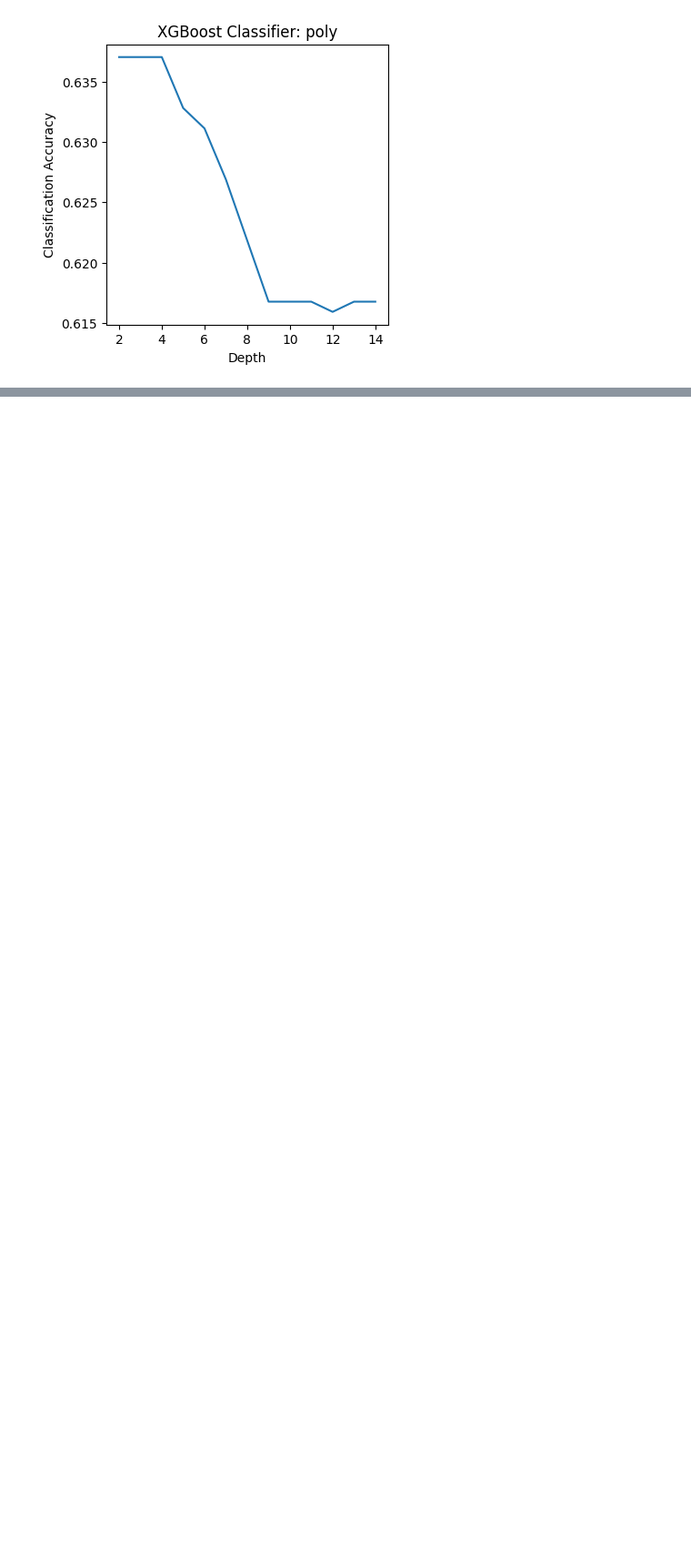
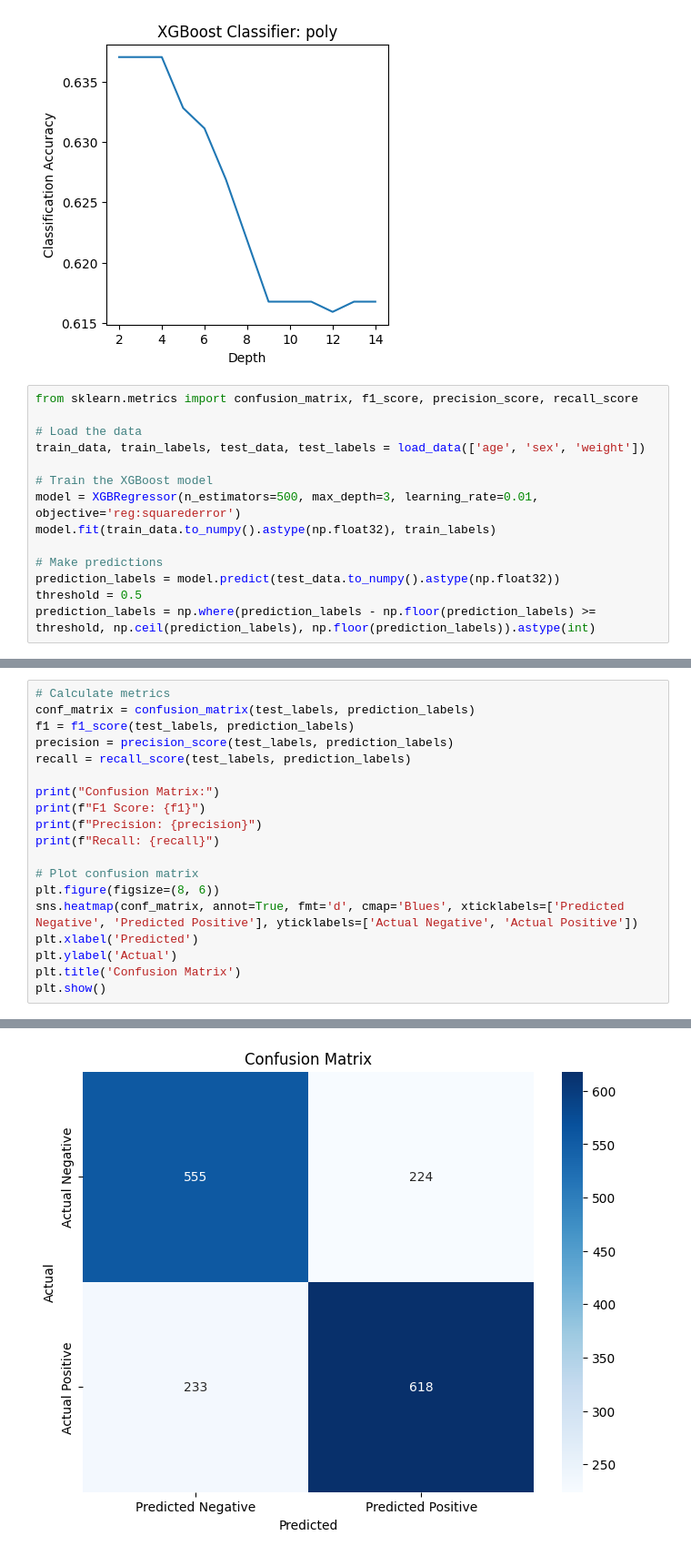
Before and after one commit to r-butl/Heart-Abnormality-Classification, a Jupyter notebook: patient_attributes_abnormal_classifier_exploration.ipynb, the cells around one changed output, grey strips where cells are left out. Shown at 91% size. Saved outputs shown, nothing was run; the diff lists cells and outputs as text; blank space fills up the shorter version.

```diff
--- a/patient_attributes_abnormal_classifier_exploration.ipynb
+++ b/patient_attributes_abnormal_classifier_exploration.ipynb
@@ -237,3 +264,17 @@ xg_boost(train_data, train_labels, test_data, test_labels, 'poly')
 [figure]
 [figure]
 [figure]
+# %%
+from sklearn.metrics import confusion_matrix, f1_score, precision_score, recall_score
+
+# Load the data
+train_data, train_labels, test_data, test_labels = load_data(['age', 'sex', 'weight'])
+
+# Train the XGBoost model
+model = XGBRegressor(n_estimators=500, max_depth=3, learning_rate=0.01, objective='reg:squarederror')
+model.fit(train_data.to_numpy().astype(np.float32), train_labels)
+
+# Make predictions
+prediction_labels = model.predict(test_data.to_numpy().astype(np.float32))
+threshold = 0.5
+prediction_labels = np.where(prediction_labels - np.floor(prediction_labels) >= threshold, np.ceil(prediction_labels), np.floor(prediction_labels)).astype(int)
@@ -239,0 +288,20 @@ xg_boost(train_data, train_labels, test_data, test_labels, 'poly')
+# %%
+# Calculate metrics
+conf_matrix = confusion_matrix(test_labels, prediction_labels)
+f1 = f1_score(test_labels, prediction_labels)
+precision = precision_score(test_labels, prediction_labels)
+recall = recall_score(test_labels, prediction_labels)
+
+print("Confusion Matrix:")
+print(f"F1 Score: {f1}")
+print(f"Precision: {precision}")
+print(f"Recall: {recall}")
+
+# Plot confusion matrix
+plt.figure(figsize=(8, 6))
+sns.heatmap(conf_matrix, annot=True, fmt='d', cmap='Blues', xticklabels=['Predicted Negative', 'Predicted Positive'], yticklabels=['Actual Negative', 'Actual Positive'])
+plt.xlabel('Predicted')
+plt.ylabel('Actual')
+plt.title('Confusion Matrix')
+plt.show()
+# %% [output]
@@ -239,0 +314 @@ xg_boost(train_data, train_labels, test_data, test_labels, 'poly')
+[figure, added]
```
Also changed, not shown: parts of 5 cells of this notebook.
